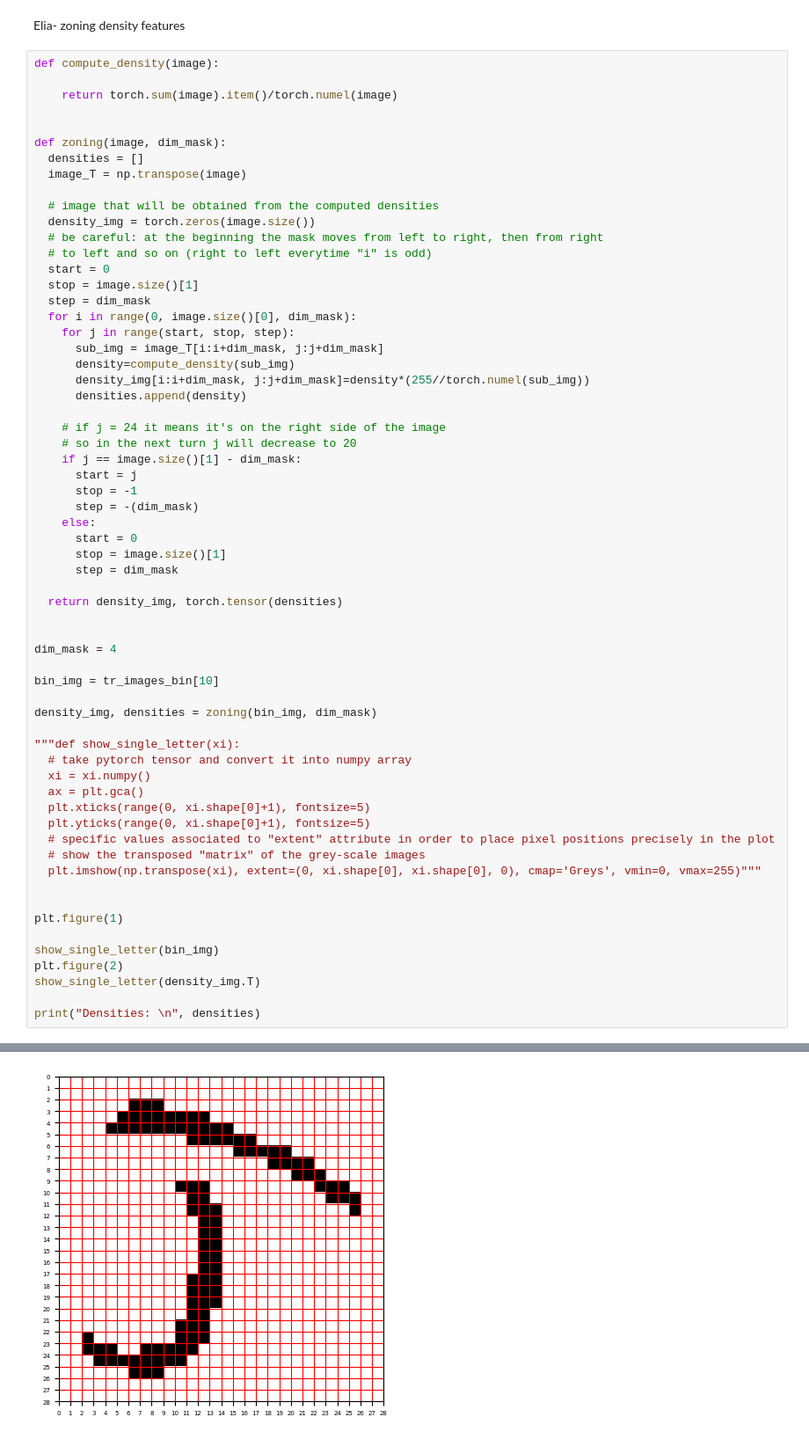
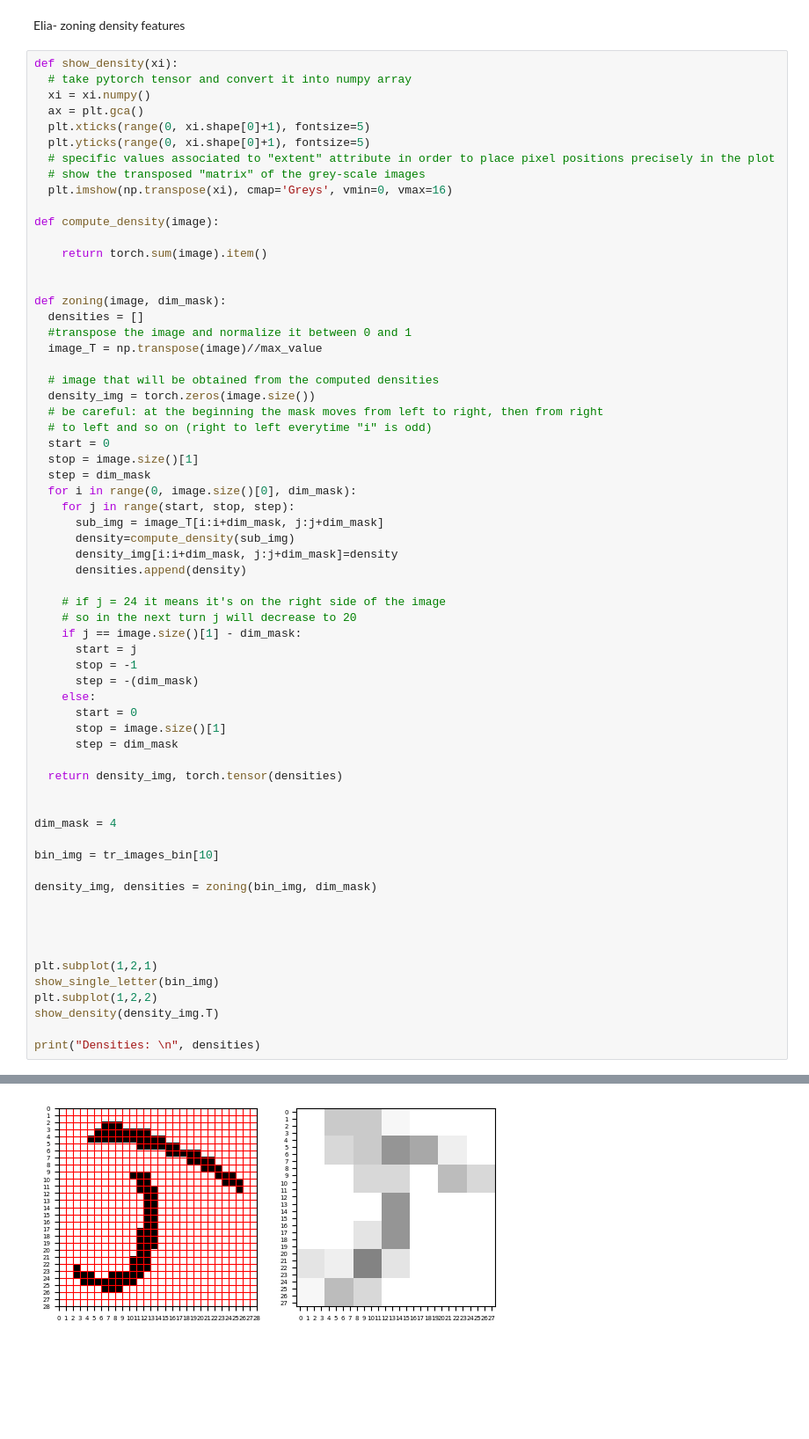
Before and after one commit to matteoturnu/ai-project, a Jupyter notebook: AI_project.ipynb, the cells around one changed output, grey strips where cells are left out. Shown at 88% size. Drawn from its saved outputs; the diff is of its cells as text; blank space fills up the shorter version.

```diff
--- a/AI_project.ipynb
+++ b/AI_project.ipynb
@@ -349,14 +329,25 @@ for key in near_cent:
 # %% [markdown]
 Elia- zoning density features
 # %%
+def show_density(xi):
+  # take pytorch tensor and convert it into numpy array
+  xi = xi.numpy()
+  ax = plt.gca()
+  plt.xticks(range(0, xi.shape[0]+1), fontsize=5)
+  plt.yticks(range(0, xi.shape[0]+1), fontsize=5)
+  # specific values associated to "extent" attribute in order to place pixel positions precisely in the plot
+  # show the transposed "matrix" of the grey-scale images
+  plt.imshow(np.transpose(xi), cmap='Greys', vmin=0, vmax=16)
+
 def compute_density(image):
 
-    return torch.sum(image).item()/torch.numel(image)
+    return torch.sum(image).item()
 
 
 def zoning(image, dim_mask):
   densities = []
-  image_T = np.transpose(image)
+  #transpose the image and normalize it between 0 and 1
+  image_T = np.transpose(image)//max_value
 
   # image that will be obtained from the computed densities
   density_img = torch.zeros(image.size())
@@ -369,7 +360,7 @@ def zoning(image, dim_mask):
     for j in range(start, stop, step):
       sub_img = image_T[i:i+dim_mask, j:j+dim_mask]
       density=compute_density(sub_img)
-      density_img[i:i+dim_mask, j:j+dim_mask]=density*(255//torch.numel(sub_img))
+      density_img[i:i+dim_mask, j:j+dim_mask]=density
       densities.append(density)
 
     # if j = 24 it means it's on the right side of the image
@@ -392,22 +383,13 @@ bin_img = tr_images_bin[10]
 
 density_img, densities = zoning(bin_img, dim_mask)
 
-"""def show_single_letter(xi):
-  # take pytorch tensor and convert it into numpy array
-  xi = xi.numpy()
-  ax = plt.gca()
-  plt.xticks(range(0, xi.shape[0]+1), fontsize=5)
-  plt.yticks(range(0, xi.shape[0]+1), fontsize=5)
-  # specific values associated to "extent" attribute in order to place pixel positions precisely in the plot
-  # show the transposed "matrix" of the grey-scale images
-  plt.imshow(np.transpose(xi), extent=(0, xi.shape[0], xi.shape[0], 0), cmap='Greys', vmin=0, vmax=255)"""
 
 
-plt.figure(1)
 
+plt.subplot(1,2,1)
 show_single_letter(bin_img)
-plt.figure(2)
-show_single_letter(density_img.T)
+plt.subplot(1,2,2)
+show_density(density_img.T)
 
 print("Densities: \n", densities)
 # %% [output]
@@ -422 +400 @@ Densities:
-[figure, old version]
+[figure, new version]
```
Also changed, not shown: parts of 3 cells of this notebook.
